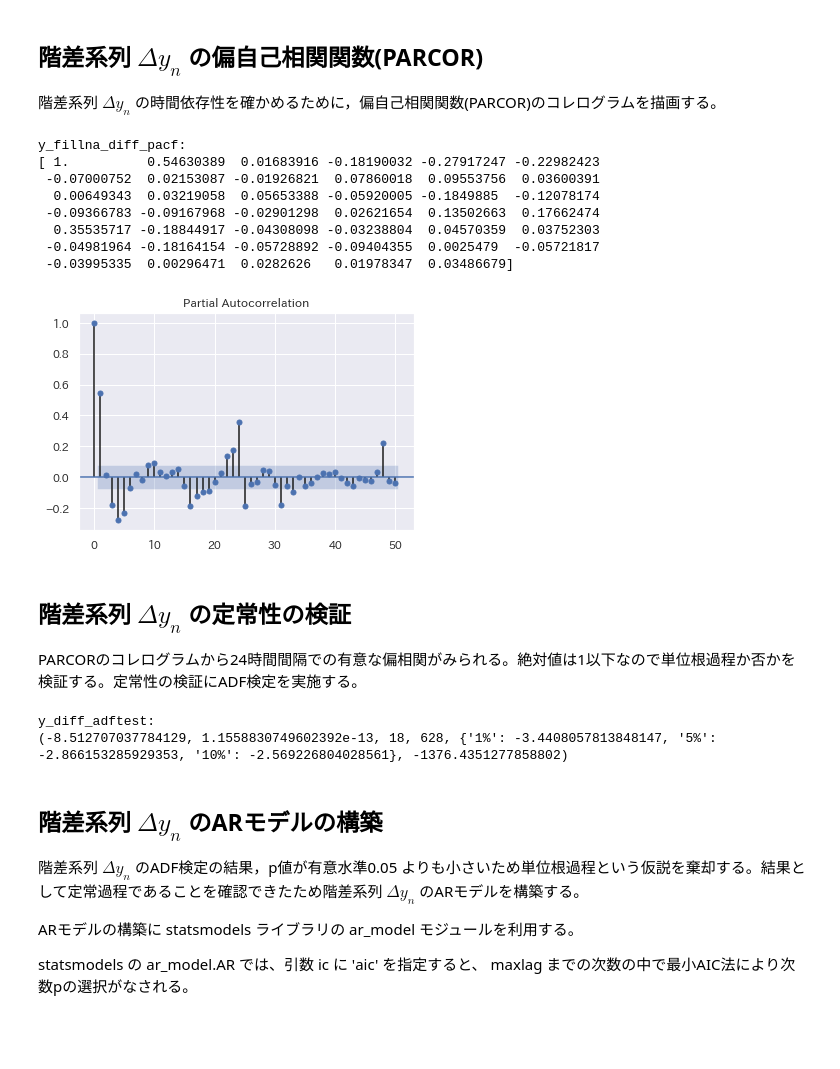
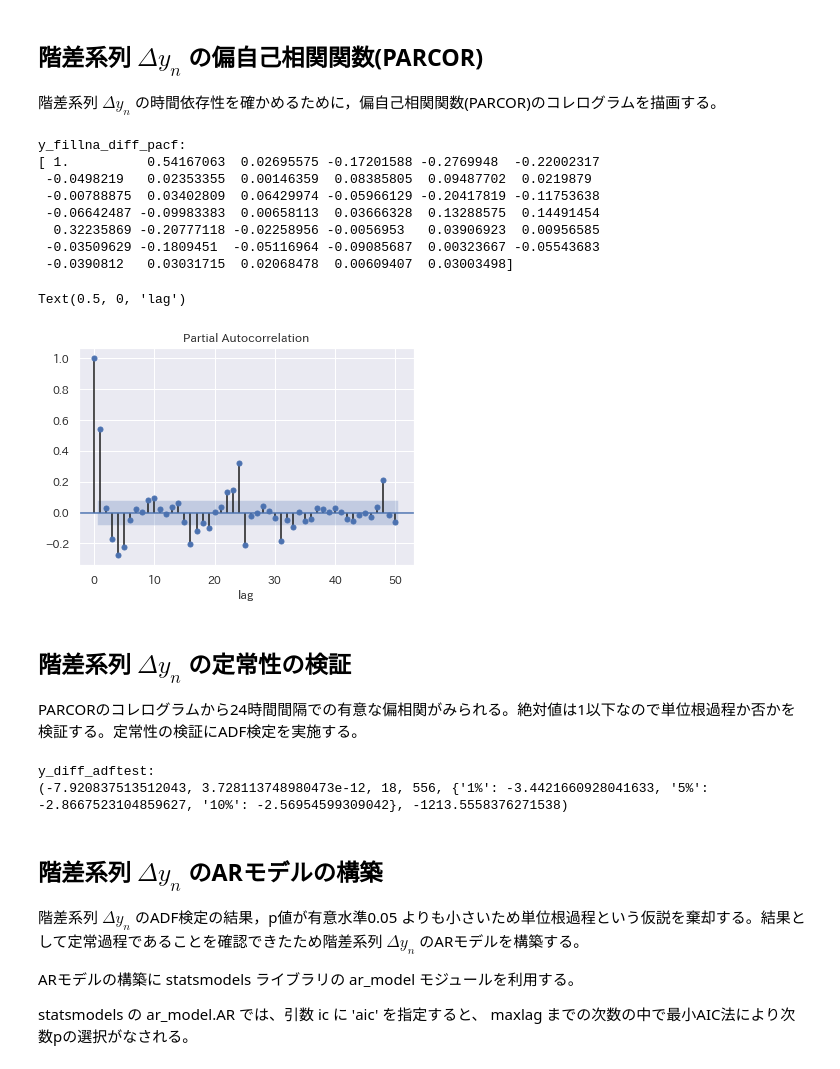
Before and after one commit to msiplab/EicEngLabIV, a Jupyter notebook: example02_04.ipynb, the cells around one changed output. Saved outputs shown, nothing was run; the diff lists cells and outputs as text; code cells hidden in the pictures; blank space fills up the shorter version.

```diff
--- a/example02_04.ipynb
+++ b/example02_04.ipynb
@@ -88,14 +88,17 @@ pandas ライブラリの DataFrame オブジェクトに変換
 # %%
 # 解析期間の設定
 dts = '2020040100' # '2020030100' # 開始日時
-dte = '2020042723' # '2020032823' # 終了日時
-# 予測期間の設定
-dtsp = '2020032900' # 予測開始日時
-dtep = '2020033123' # 予測終了日時
+dte = '2020043023' # '2020033123' # 終了日時
+# テスト期間（後半）の割合
+testdataratio = 0.2
 
 # datetime 形式に変換
 dts00 = pd.to_datetime(dts+'00').tz_localize('Asia/Tokyo')
 dte00 = pd.to_datetime(dte+'00').tz_localize('Asia/Tokyo')
 df_timeseries = df_full[(df_full.t>=dts00) & (df_full.t<=dte00)]
+df_timeseries = df_timeseries.reset_index()
 display(df_timeseries)
+ntest = int(np.ceil(testdataratio*len(df_timeseries)))
+ntrain = len(df_timeseries) - ntest
+print('#訓練データ（前部） : #テストデータ（後部） = {0:d} : {1:d}'.format(ntrain,ntest))
 # %% [output]
@@ -253,9 +263,11 @@ ax = df_timeseries.plot(x='t', y='y_fillna_diff', figsize=(16,4), title=strtitle
 
 先頭の値のみ非数(nan)であるため，dropna() で削除する．
 # %%
-y_diff_series = df_timeseries['y_fillna_diff'].dropna()
+y_diff_series = df_timeseries['y_fillna_diff'][:ntrain].dropna()
+display(y_diff_series)
 y_fillna_diff_acf = sm.tsa.stattools.acf(y_diff_series)
 print('y_fillna_diff_acf:')
 print(y_fillna_diff_acf)
 fig = sm.graphics.tsa.plot_acf(y_diff_series, lags=maxlag)
+fig.axes[0].set_xlabel('lag')
 # %% [output]
@@ -275,18 +300,20 @@ y_fillna_diff_acf:
 # %%
 y_fillna_diff_pacf = sm.tsa.stattools.pacf(y_diff_series)
 print('y_fillna_diff_pacf:')
 print(y_fillna_diff_pacf)
 fig = sm.graphics.tsa.plot_pacf(y_diff_series, lags=maxlag)
+fig.axes[0].set_xlabel('lag')
 # %% [output]
 y_fillna_diff_pacf:
-[ 1.          0.54630389  0.01683916 -0.18190032 -0.27917247 -0.22982423
- -0.07000752  0.02153087 -0.01926821  0.07860018  0.09553756  0.03600391
-  0.00649343  0.03219058  0.05653388 -0.05920005 -0.1849885  -0.12078174
- -0.09366783 -0.09167968 -0.02901298  0.02621654  0.13502663  0.17662474
-  0.35535717 -0.18844917 -0.04308098 -0.03238804  0.04570359  0.03752303
- -0.04981964 -0.18164154 -0.05728892 -0.09404355  0.0025479  -0.05721817
- -0.03995335  0.00296471  0.0282626   0.01978347  0.03486679]
+[ 1.          0.54167063  0.02695575 -0.17201588 -0.2769948  -0.22002317
+ -0.0498219   0.02353355  0.00146359  0.08385805  0.09487702  0.0219879
+ -0.00788875  0.03402809  0.06429974 -0.05966129 -0.20417819 -0.11753638
+ -0.06642487 -0.09983383  0.00658113  0.03666328  0.13288575  0.14491454
+  0.32235869 -0.20777118 -0.02258956 -0.0056953   0.03906923  0.00956585
+ -0.03509629 -0.1809451  -0.05116964 -0.09085687  0.00323667 -0.05543683
+ -0.0390812   0.03031715  0.02068478  0.00609407  0.03003498]
+Text(0.5, 0, 'lag')
-[figure, old version]
+[figure, new version]
 # %% [markdown]
 ## 階差系列 $\Delta y_n$ の定常性の検証
 
@@ -297,7 +324,7 @@ print('y_diff_adftest:')
 print(y_diff_adftest)
 # %% [output]
 y_diff_adftest:
-(-8.512707037784129, 1.1558830749602392e-13, 18, 628, {'1%': -3.4408057813848147, '5%': -2.866153285929353, '10%': -2.569226804028561}, -1376.4351277858802)
+(-7.920837513512043, 3.728113748980473e-12, 18, 556, {'1%': -3.4421660928041633, '5%': -2.8667523104859627, '10%': -2.56954599309042}, -1213.5558376271538)
 # %% [markdown]
 ## 階差系列 $\Delta y_n$ のARモデルの構築
 
```
Also changed, not shown: parts of 14 cells of this notebook.
